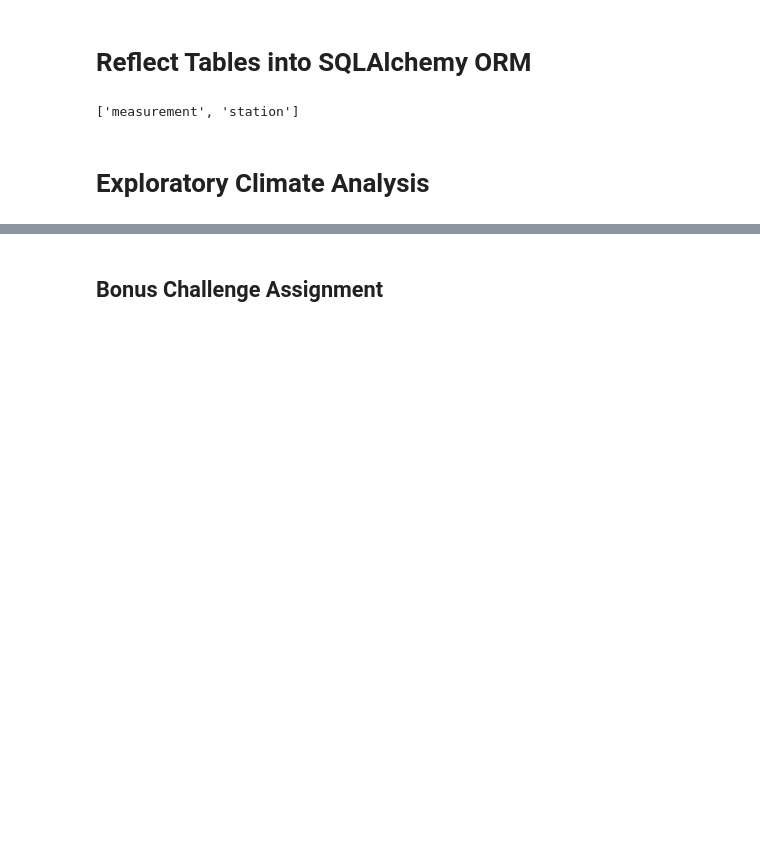
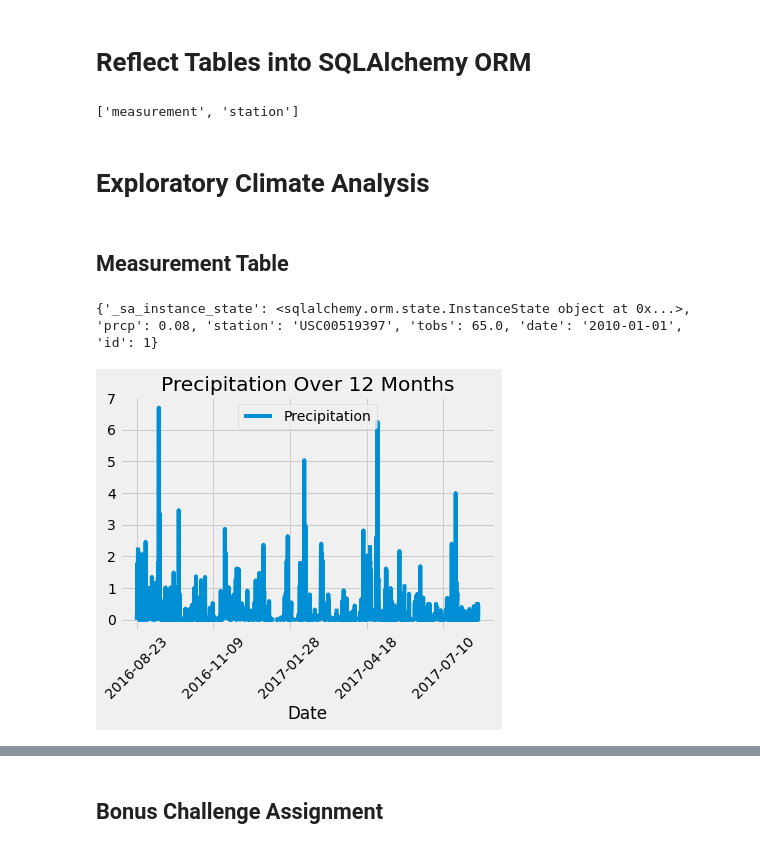
Before and after one commit to ande3674/sqlalchemy-challenge, a Jupyter notebook: climate_starter.ipynb, the cells around one changed output, grey strips where cells are left out. Drawn from its saved outputs; the diff is of its cells as text; code cells hidden in the pictures; blank space fills up the shorter version.

Commit message:
finish work on measurement table

```diff
--- a/climate_starter.ipynb
+++ b/climate_starter.ipynb
@@ -36,19 +36,39 @@ Measurement = Base.classes.measurement
 Station = Base.classes.station
 # %%
 # Create our session (link) from Python to the DB
+session = Session(engine)
 # %% [markdown]
 # Exploratory Climate Analysis
+# %% [markdown]
+## Measurement Table
+# %%
+###
+first_row = session.query(Measurement).first()
+print(first_row.__dict__)
+###
+# %% [output]
+{'_sa_instance_state': <sqlalchemy.orm.state.InstanceState object at 0x...>, 'prcp': 0.08, 'station': 'USC00519397', 'tobs': 65.0, 'date': '2010-01-01', 'id': 1}
 # %%
 # Design a query to retrieve the last 12 months of precipitation data and plot the results
 
 # Calculate the date 1 year ago from the last data point in the database
+all_rows = session.query(Measurement).all()
+last_date = all_rows[-1].date
+#print(f"Last date: {last_date}")
 
 # Perform a query to retrieve the data and precipitation scores
+last_year_rows = session.query(Measurement.prcp, Measurement.date).filter(Measurement.date >= '2016-08-23').order_by(Measurement.date.asc()).all()
+# for row in last_year_rows:
+#     print(f"Precipitation: {row.prcp}, on: {row.date}")
 
 # Save the query results as a Pandas DataFrame and set the index to the date column
-
-# Sort the dataframe by date
+measurement_df = pd.DataFrame(last_year_rows, columns=['Precipitation', 'Date'])
+measurement_df.set_index('Date', inplace=True)
 
 # Use Pandas Plotting with Matplotlib to plot the data
+measurement_df.plot(title="Precipitation Over 12 Months", rot=45)
+plt.show()
+# %% [output]
+[figure, added]
 # %%
 # Use Pandas to calcualte the summary statistics for the precipitation data
```
Also changed, not shown: parts of 2 cells of this notebook.
